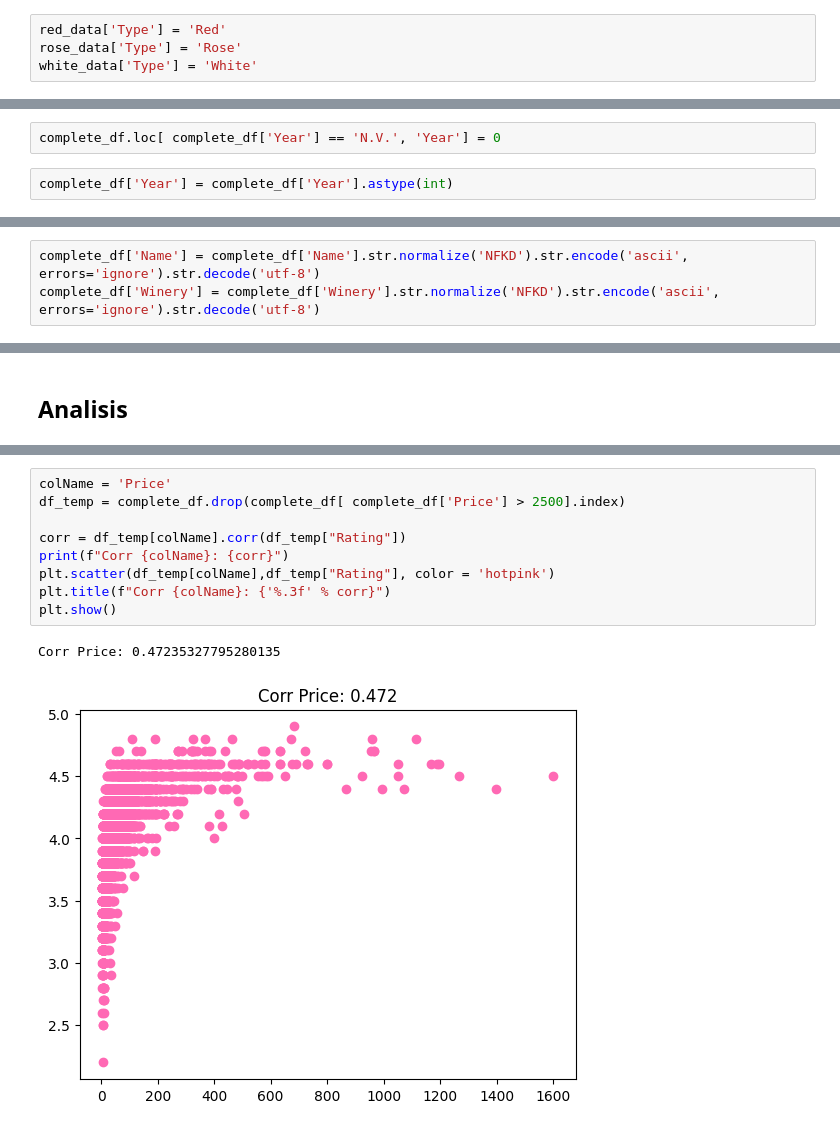
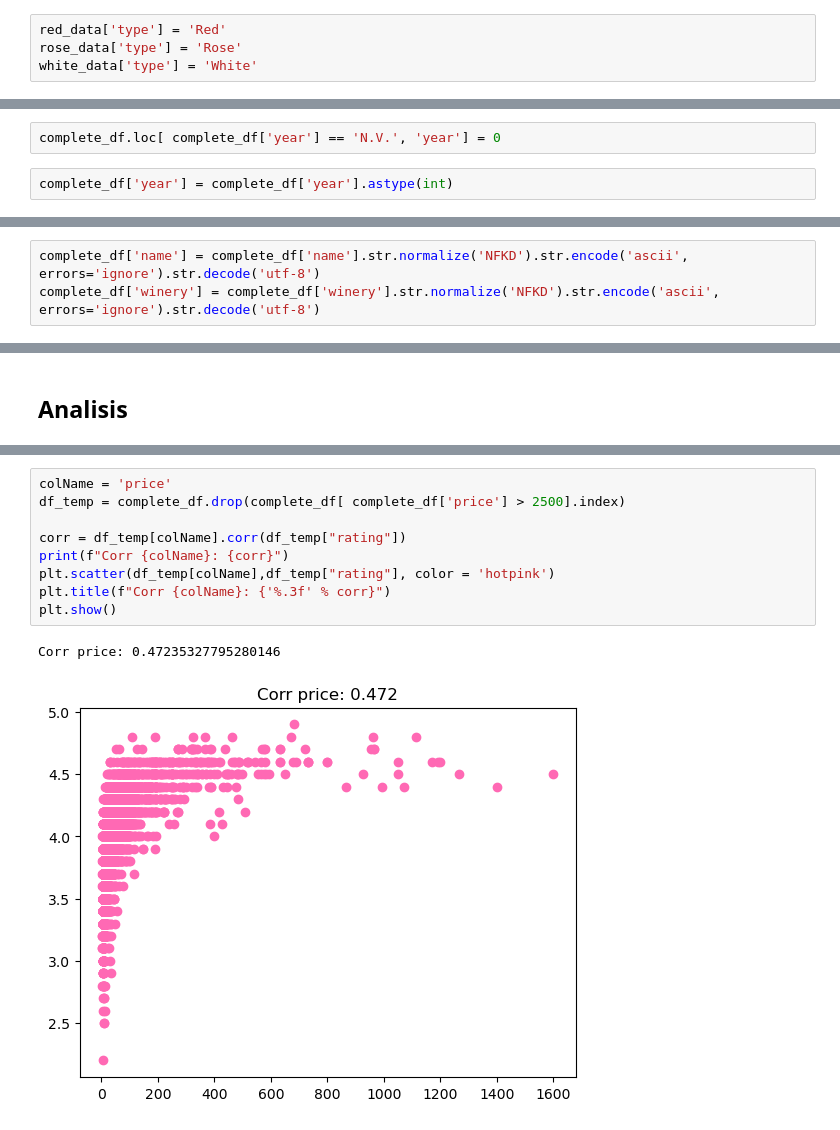
Before and after one commit to am23006810/CienciaDeDatosEnPython-ProyectoFinal, a Jupyter notebook: tmp/proyecto_final_exploracion.ipynb, the cells around one changed output, grey strips where cells are left out. Drawn from its saved outputs; the diff is of its cells as text.

```diff
--- a/tmp/proyecto_final_exploracion.ipynb
+++ b/tmp/proyecto_final_exploracion.ipynb
@@ -130,9 +132,9 @@ white_data.describe()
 # %% [markdown]
 ## Limpieza y procesamiento
 # %%
-red_data['Type'] = 'Red'
-rose_data['Type'] = 'Rose'
-white_data['Type'] = 'White'
+red_data['type'] = 'Red'
+rose_data['type'] = 'Rose'
+white_data['type'] = 'White'
 # %%
 complete_df = pd.concat([red_data,rose_data,white_data], ignore_index = True)
 # %%
@@ -170,8 +172,8 @@ Type               16
 dtype: int64
 # %%
-complete_df.loc[ complete_df['Year'] == 'N.V.', 'Year'] = 0
+complete_df.loc[ complete_df['year'] == 'N.V.', 'year'] = 0
 # %%
-complete_df['Year'] = complete_df['Year'].astype(int)
+complete_df['year'] = complete_df['year'].astype(int)
 # %%
 complete_df.info()
 # %% [output]
@@ -216,8 +218,8 @@ complete_df.head()
 # %% [markdown]
 ## Quitar caracteres especiales
 # %%
-complete_df['Name'] = complete_df['Name'].str.normalize('NFKD').str.encode('ascii', errors='ignore').str.decode('utf-8')
-complete_df['Winery'] = complete_df['Winery'].str.normalize('NFKD').str.encode('ascii', errors='ignore').str.decode('utf-8')
+complete_df['name'] = complete_df['name'].str.normalize('NFKD').str.encode('ascii', errors='ignore').str.decode('utf-8')
+complete_df['winery'] = complete_df['winery'].str.normalize('NFKD').str.encode('ascii', errors='ignore').str.decode('utf-8')
 # %%
 complete_df.head()
 # %% [output]
@@ -265,13 +267,13 @@ Corr Year: -0.3347815222698651
 # %%
-colName = 'Price'
-df_temp = complete_df.drop(complete_df[ complete_df['Price'] > 2500].index)
+colName = 'price'
+df_temp = complete_df.drop(complete_df[ complete_df['price'] > 2500].index)
 
-corr = df_temp[colName].corr(df_temp["Rating"])
+corr = df_temp[colName].corr(df_temp["rating"])
 print(f"Corr {colName}: {corr}")
-plt.scatter(df_temp[colName],df_temp["Rating"], color = 'hotpink')
+plt.scatter(df_temp[colName],df_temp["rating"], color = 'hotpink')
 plt.title(f"Corr {colName}: {'%.3f' % corr}")
 plt.show()
 # %% [output]
-Corr Price: 0.47235327795280135
+Corr price: 0.47235327795280146
-[figure, old version]
+[figure, new version]
 # %%
```
Also changed, not shown: parts of 22 cells of this notebook.
